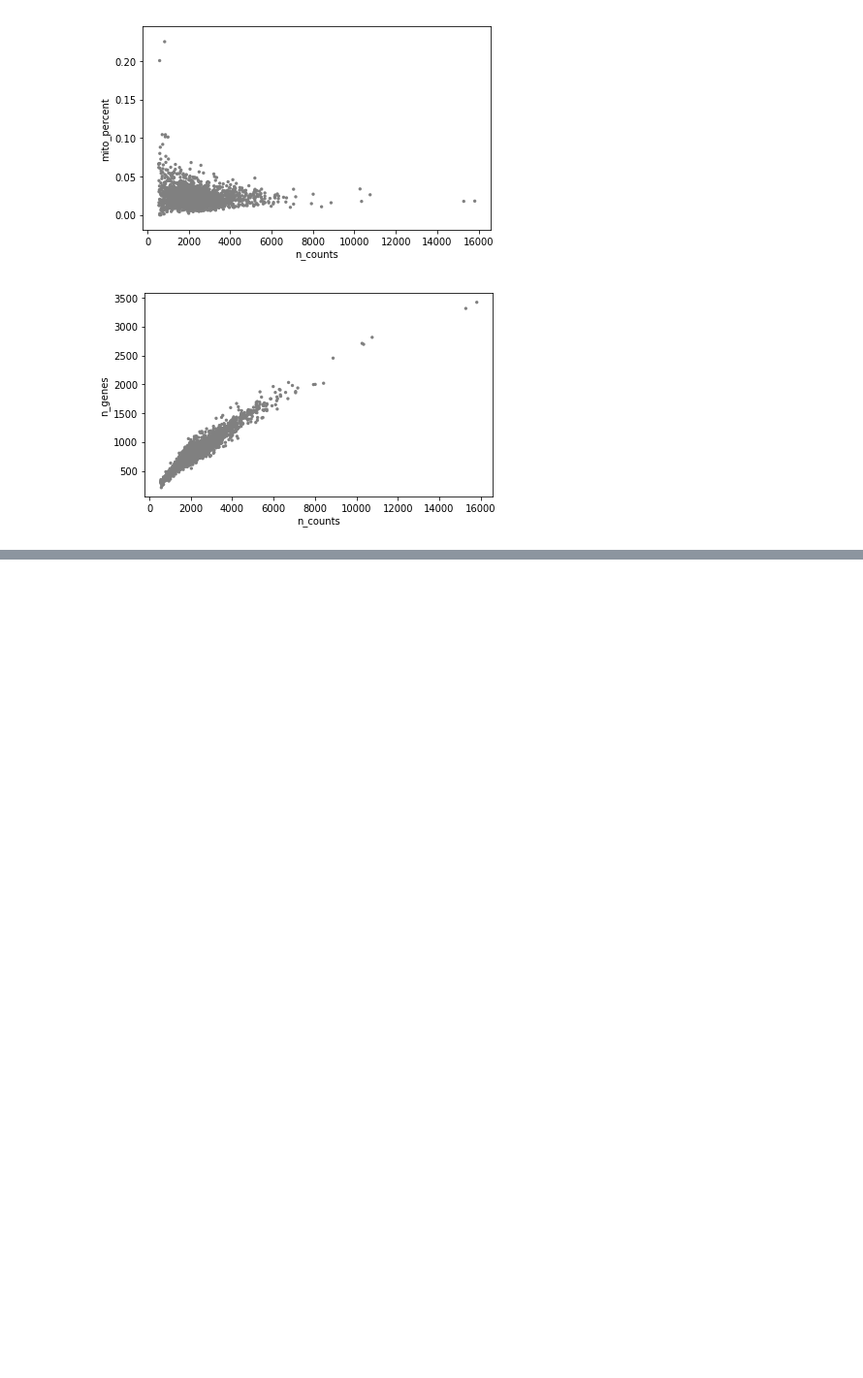
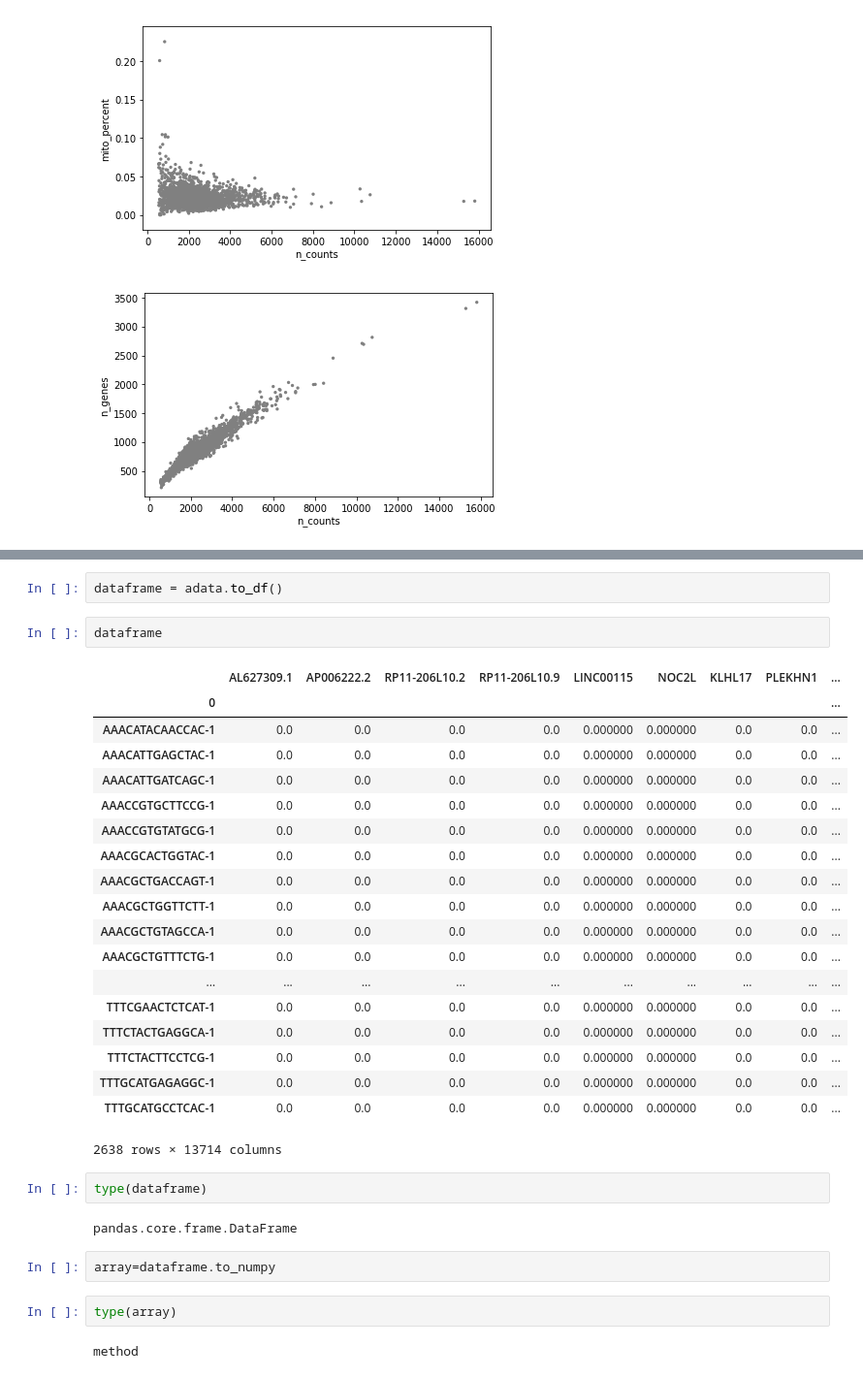
Before and after one commit to datascience-mobi/group-01-project-4-1, a Jupyter notebook: Data cleanup, Marker genes.ipynb, the cells around one changed output, grey strips where cells are left out. Shown at 97% size. Drawn from its saved outputs; the diff is of its cells as text; blank space fills up the shorter version.

```diff
--- a/Data cleanup, Marker genes.ipynb
+++ b/Data cleanup, Marker genes.ipynb
@@ -114,0 +137,34 @@ sc.pl.scatter(adata, x='n_counts', y='n_genes')
+# %%
+dataframe = adata.to_df()
+# %%
+dataframe
+# %% [output]
+|  | AL627309.1 | AP006222.2 | RP11-206L10.2 | RP11-206L10.9 | LINC00115 | NOC2L | KLHL17 | PLEKHN1 | ... |
+| 0 |  |  |  |  |  |  |  |  | ... |
+| AAACATACAACCAC-1 | 0.0 | 0.0 | 0.0 | 0.0 | 0.000000 | 0.000000 | 0.0 | 0.0 | ... |
+| AAACATTGAGCTAC-1 | 0.0 | 0.0 | 0.0 | 0.0 | 0.000000 | 0.000000 | 0.0 | 0.0 | ... |
+| AAACATTGATCAGC-1 | 0.0 | 0.0 | 0.0 | 0.0 | 0.000000 | 0.000000 | 0.0 | 0.0 | ... |
+| AAACCGTGCTTCCG-1 | 0.0 | 0.0 | 0.0 | 0.0 | 0.000000 | 0.000000 | 0.0 | 0.0 | ... |
+| AAACCGTGTATGCG-1 | 0.0 | 0.0 | 0.0 | 0.0 | 0.000000 | 0.000000 | 0.0 | 0.0 | ... |
+| AAACGCACTGGTAC-1 | 0.0 | 0.0 | 0.0 | 0.0 | 0.000000 | 0.000000 | 0.0 | 0.0 | ... |
+| AAACGCTGACCAGT-1 | 0.0 | 0.0 | 0.0 | 0.0 | 0.000000 | 0.000000 | 0.0 | 0.0 | ... |
+| AAACGCTGGTTCTT-1 | 0.0 | 0.0 | 0.0 | 0.0 | 0.000000 | 0.000000 | 0.0 | 0.0 | ... |
+| AAACGCTGTAGCCA-1 | 0.0 | 0.0 | 0.0 | 0.0 | 0.000000 | 0.000000 | 0.0 | 0.0 | ... |
+| AAACGCTGTTTCTG-1 | 0.0 | 0.0 | 0.0 | 0.0 | 0.000000 | 0.000000 | 0.0 | 0.0 | ... |
+| ... | ... | ... | ... | ... | ... | ... | ... | ... | ... |
+| TTTCGAACTCTCAT-1 | 0.0 | 0.0 | 0.0 | 0.0 | 0.000000 | 0.000000 | 0.0 | 0.0 | ... |
+| TTTCTACTGAGGCA-1 | 0.0 | 0.0 | 0.0 | 0.0 | 0.000000 | 0.000000 | 0.0 | 0.0 | ... |
+| TTTCTACTTCCTCG-1 | 0.0 | 0.0 | 0.0 | 0.0 | 0.000000 | 0.000000 | 0.0 | 0.0 | ... |
+| TTTGCATGAGAGGC-1 | 0.0 | 0.0 | 0.0 | 0.0 | 0.000000 | 0.000000 | 0.0 | 0.0 | ... |
+| TTTGCATGCCTCAC-1 | 0.0 | 0.0 | 0.0 | 0.0 | 0.000000 | 0.000000 | 0.0 | 0.0 | ... |
+2638 rows × 13714 columns
+# %%
+type(dataframe)
+# %% [output]
+pandas.core.frame.DataFrame
+# %%
+array=dataframe.to_numpy
+# %%
+type(array)
+# %% [output]
+method
```
Also changed, not shown: parts of 13 cells of this notebook.
